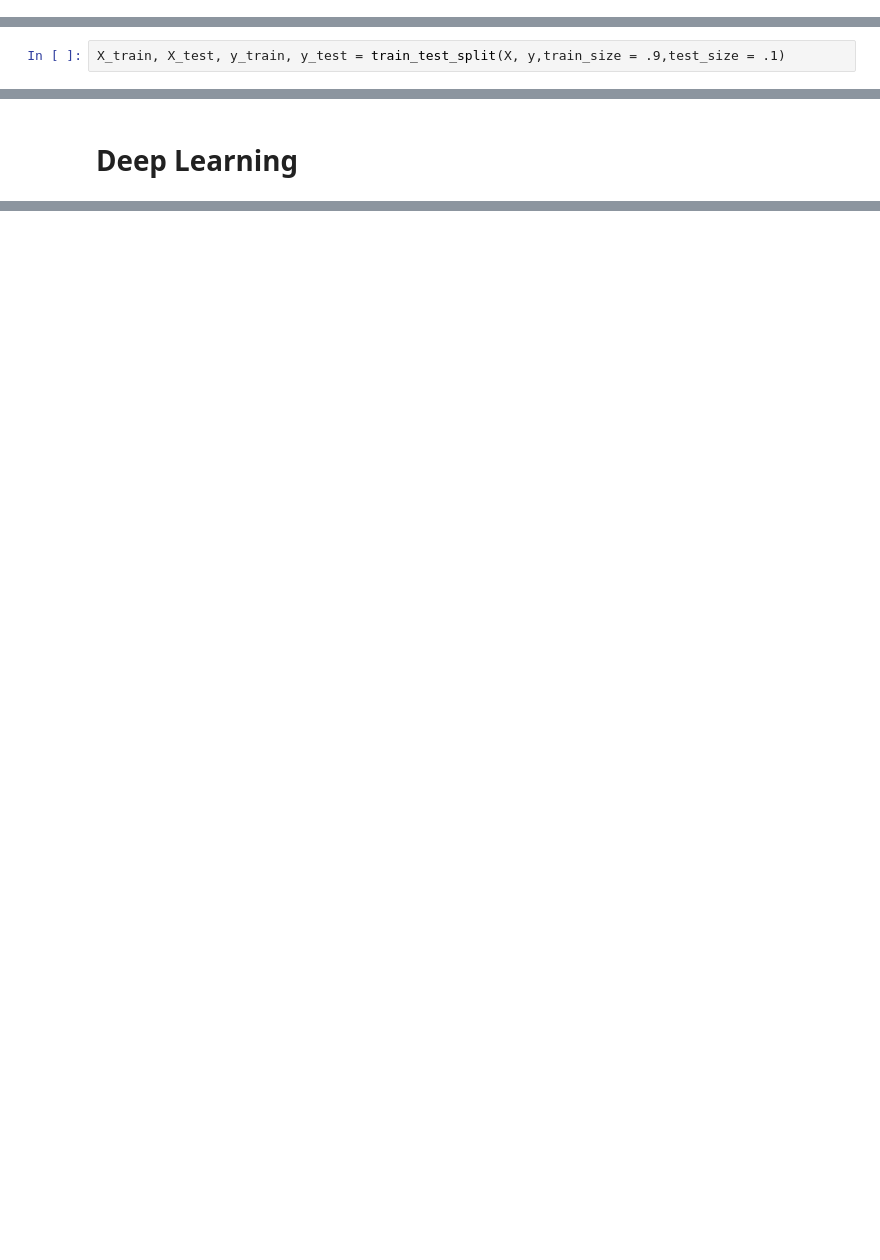
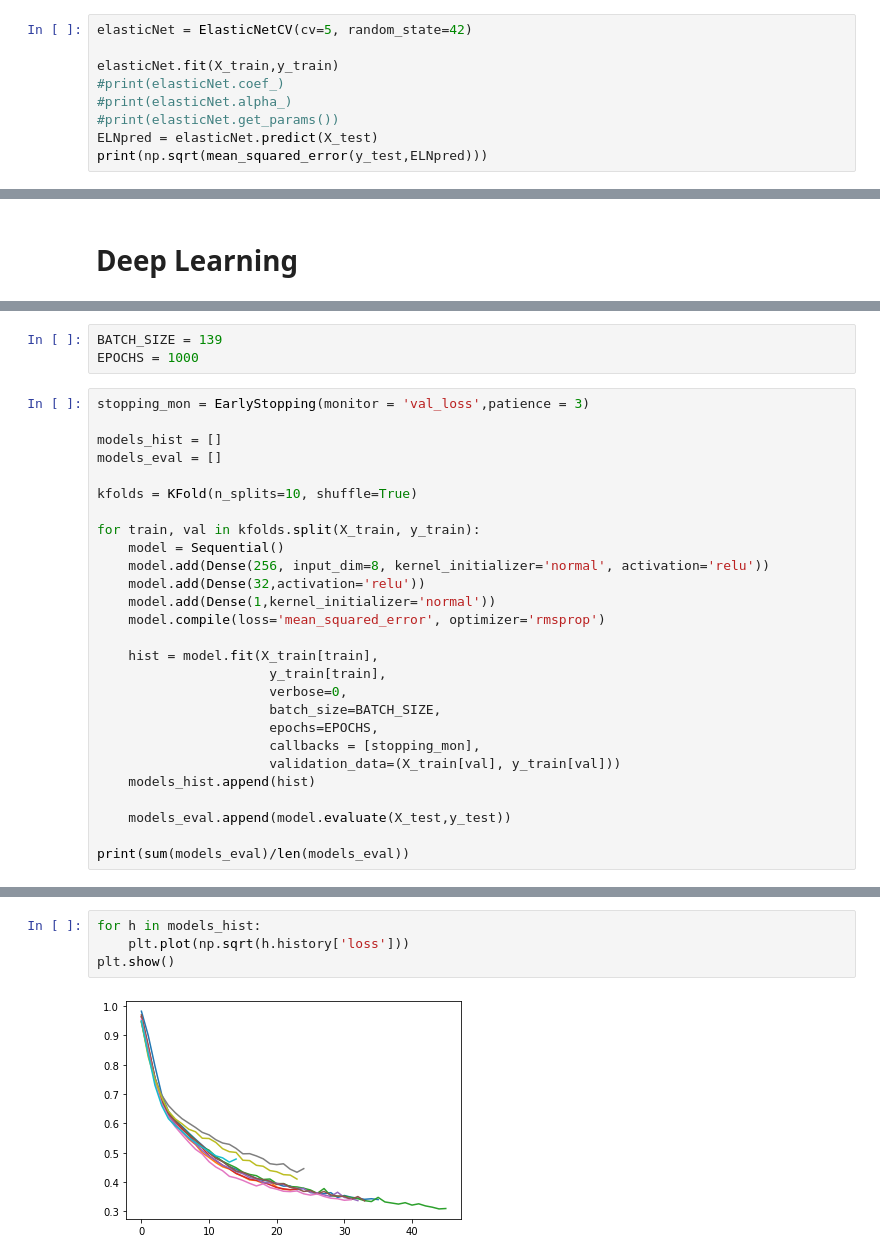
Before and after one commit to zackwwhite/UCI-Concrete-Compressive-Strength, a Jupyter notebook: UCI-Concrete-Compressive-Strength.ipynb, the cells around one changed output, grey strips where cells are left out. Drawn from its saved outputs; the diff is of its cells as text; blank space fills up the shorter version.

Commit message:
Update UCI-Concrete-Compressive-Strength.ipynb
Added foundation for k fold cross validation. Start MLP models with keras.

```diff
--- a/UCI-Concrete-Compressive-Strength.ipynb
+++ b/UCI-Concrete-Compressive-Strength.ipynb
@@ -223,0 +225,9 @@ elasticNet.score(X,y)
+# %%
+elasticNet = ElasticNetCV(cv=5, random_state=42)
+
+elasticNet.fit(X_train,y_train)
+#print(elasticNet.coef_)
+#print(elasticNet.alpha_)
+#print(elasticNet.get_params())
+ELNpred = elasticNet.predict(X_test)
+print(np.sqrt(mean_squared_error(y_test,ELNpred)))
@@ -225,5 +237,3 @@ elasticNet.score(X,y)
 # Mulit Layer Perceptron
 # %%
 from sklearn.neural_network import MLPRegressor
-# %%
-X_train, X_test, y_train, y_test = train_test_split(X, y,train_size = .9,test_size = .1)
@@ -261,0 +258,30 @@ BATCH_SIZE = 9
+# %%
+BATCH_SIZE = 139
+EPOCHS = 1000
+# %%
+stopping_mon = EarlyStopping(monitor = 'val_loss',patience = 3)
+
+models_hist = []
+models_eval = []
+
+kfolds = KFold(n_splits=10, shuffle=True)
+
+for train, val in kfolds.split(X_train, y_train):
+    model = Sequential()
+    model.add(Dense(256, input_dim=8, kernel_initializer='normal', activation='relu'))
+    model.add(Dense(32,activation='relu'))
+    model.add(Dense(1,kernel_initializer='normal'))
+    model.compile(loss='mean_squared_error', optimizer='rmsprop')
+
+    hist = model.fit(X_train[train],
+                      y_train[train],
+                      verbose=0,
+                      batch_size=BATCH_SIZE,
+                      epochs=EPOCHS,
+                      callbacks = [stopping_mon],
+                      validation_data=(X_train[val], y_train[val]))
+    models_hist.append(hist)
+
+    models_eval.append(model.evaluate(X_test,y_test))
+
+print(sum(models_eval)/len(models_eval))
@@ -261,0 +300,6 @@ BATCH_SIZE = 9
+# %%
+for h in models_hist:
+    plt.plot(np.sqrt(h.history['loss']))
+plt.show()
+# %% [output]
+[figure, added]
```
Also changed, not shown: parts of 18 cells of this notebook.
